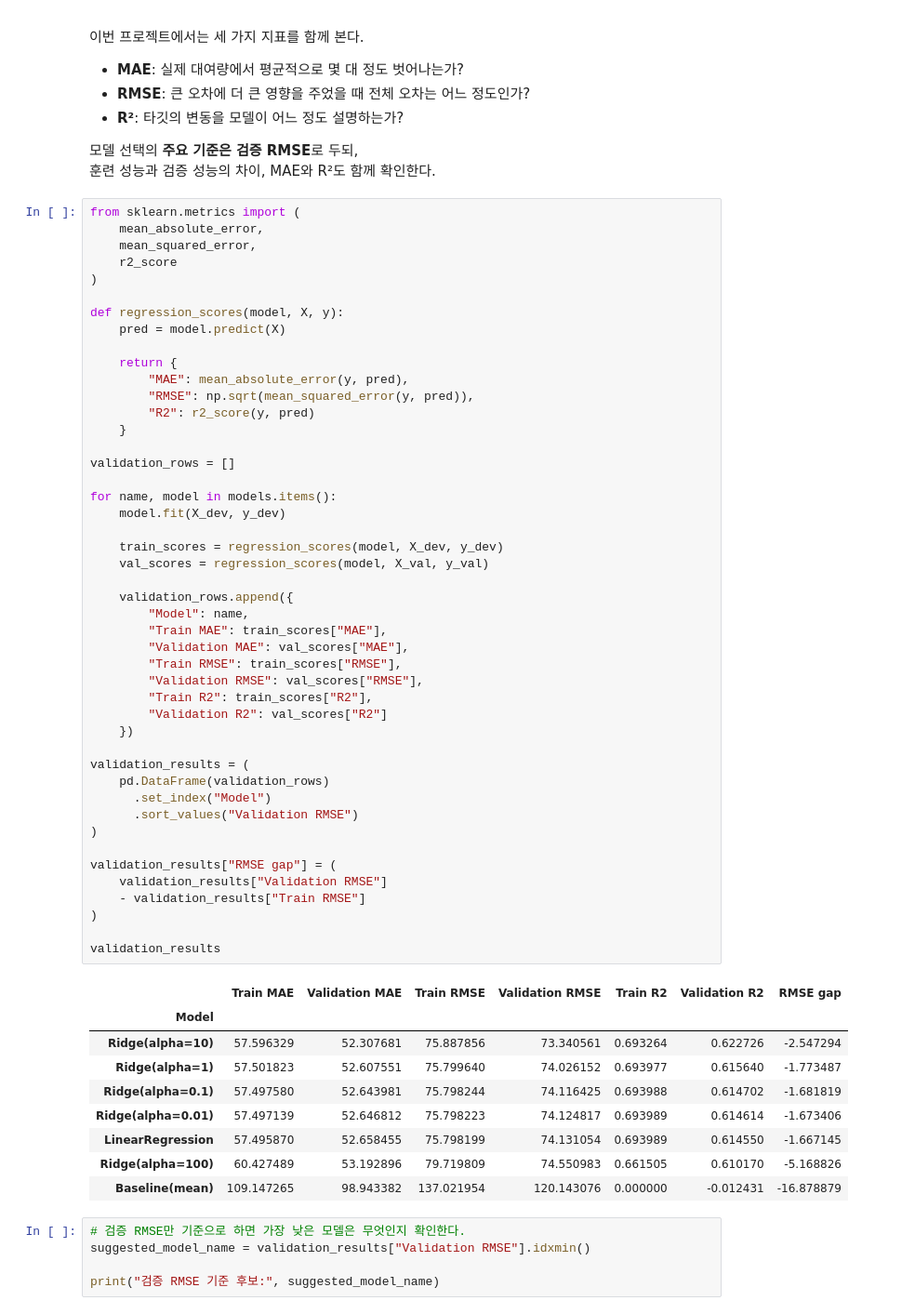
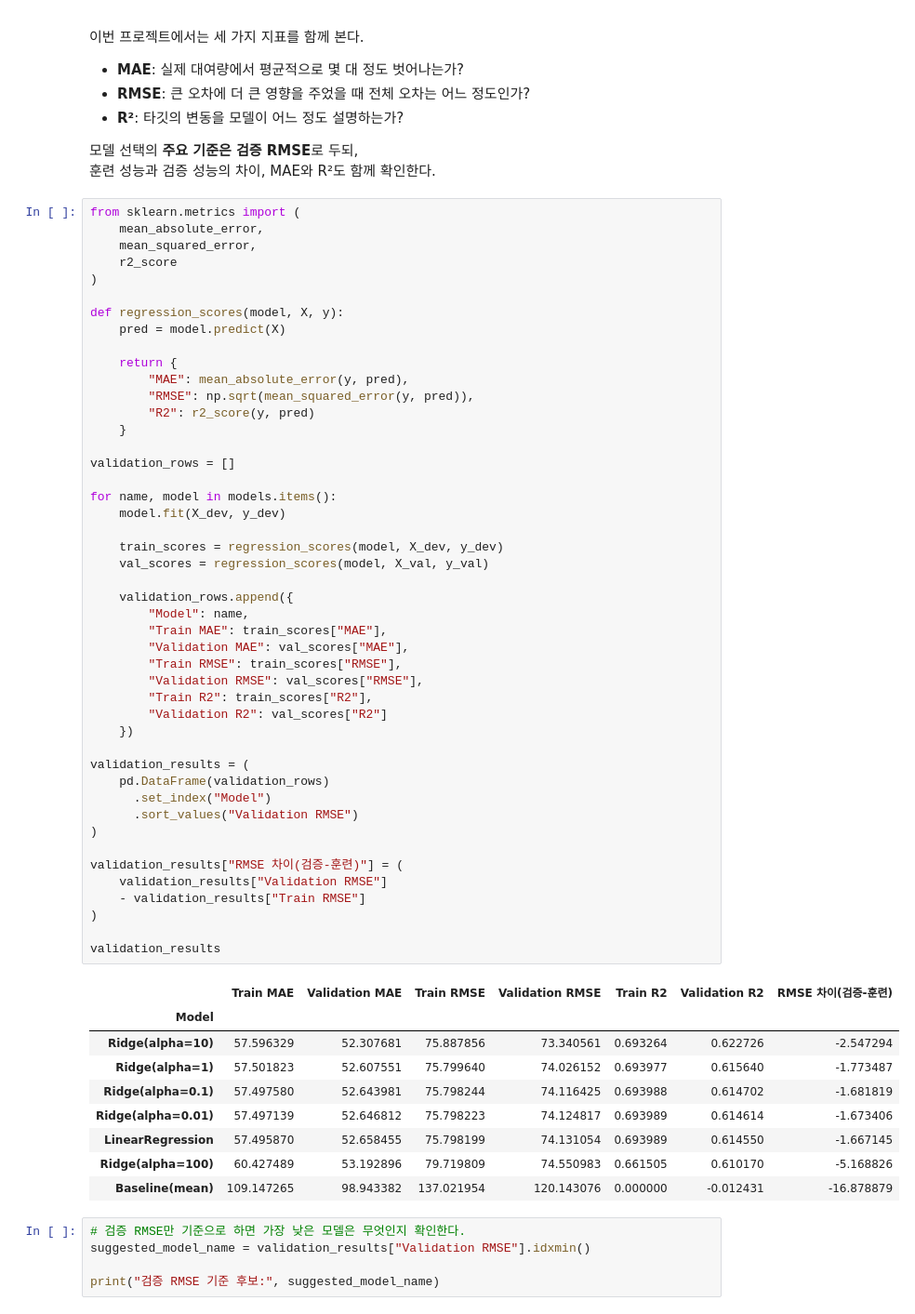
Before and after one commit to codingalzi/code-workout-ml, a Jupyter notebook: p1_project_bike_demand.ipynb, the cells around one changed output. Shown at 93% size. Drawn from its saved outputs; the diff is of its cells as text.

```diff
--- a/p1_project_bike_demand.ipynb
+++ b/p1_project_bike_demand.ipynb
@@ -682,35 +682,35 @@ def regression_scores(model, X, y):
 validation_rows = []
 
 for name, model in models.items():
     model.fit(X_dev, y_dev)
 
     train_scores = regression_scores(model, X_dev, y_dev)
     val_scores = regression_scores(model, X_val, y_val)
 
     validation_rows.append({
         "Model": name,
         "Train MAE": train_scores["MAE"],
         "Validation MAE": val_scores["MAE"],
         "Train RMSE": train_scores["RMSE"],
         "Validation RMSE": val_scores["RMSE"],
         "Train R2": train_scores["R2"],
         "Validation R2": val_scores["R2"]
     })
 
 validation_results = (
     pd.DataFrame(validation_rows)
       .set_index("Model")
       .sort_values("Validation RMSE")
 )
 
-validation_results["RMSE gap"] = (
+validation_results["RMSE 차이(검증-훈련)"] = (
     validation_results["Validation RMSE"]
     - validation_results["Train RMSE"]
 )
 
 validation_results
 # %% [output]
-|  | Train MAE | Validation MAE | Train RMSE | Validation RMSE | Train R2 | Validation R2 | RMSE gap |
+|  | Train MAE | Validation MAE | Train RMSE | Validation RMSE | Train R2 | Validation R2 | RMSE 차이(검증-훈련) |
 | Model |  |  |  |  |  |  |  |
 | Ridge(alpha=10) | 57.596329 | 52.307681 | 75.887856 | 73.340561 | 0.693264 | 0.622726 | -2.547294 |
 | Ridge(alpha=1) | 57.501823 | 52.607551 | 75.799640 | 74.026152 | 0.693977 | 0.615640 | -1.773487 |
```
Also changed, not shown: parts of 17 cells of this notebook.
